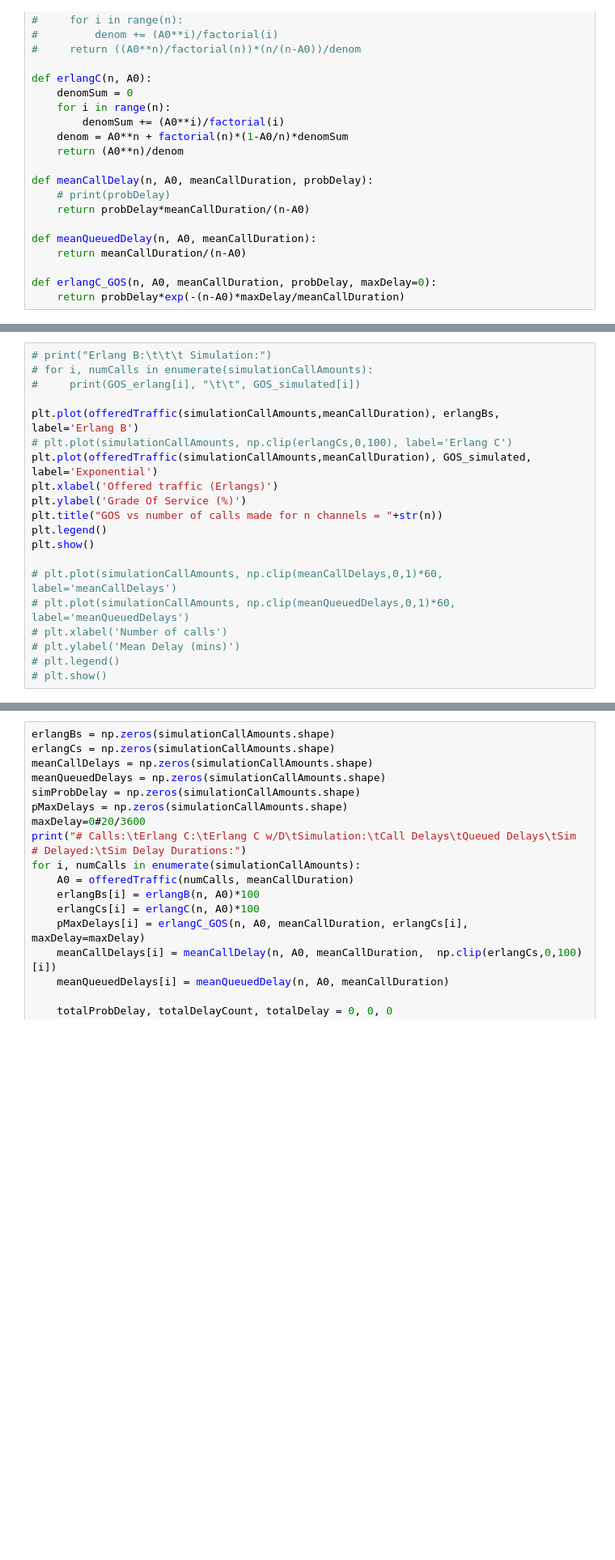
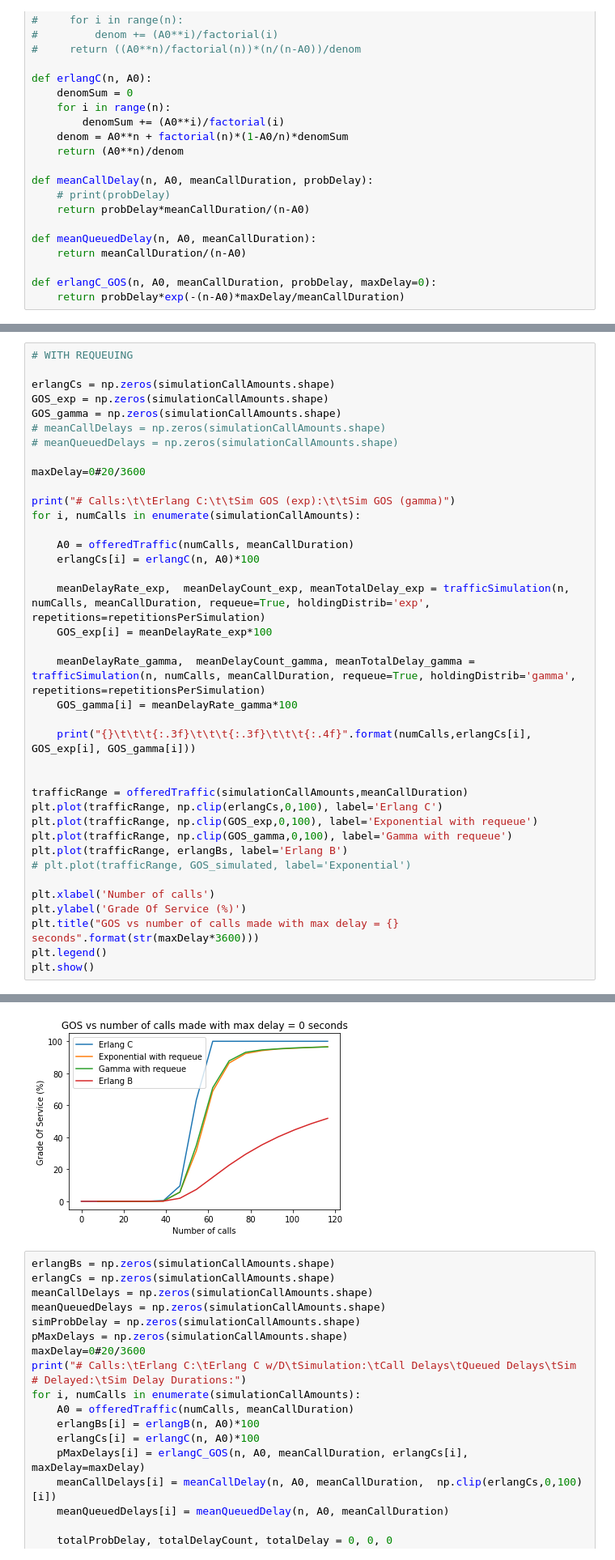
Before and after one commit to Paul-Kielty/Erlang_accuracy_MonteCarlo_simulations, a Jupyter notebook: erlang_b.ipynb, the cells around one changed output, grey strips where cells are left out. Shown at 81% size. Cells and saved outputs as stored; diff of their text form; blank space fills up the shorter version.

```diff
--- a/erlang_b.ipynb
+++ b/erlang_b.ipynb
@@ -136,20 +169,39 @@ for i, numCalls in enumerate(simulationCallAmounts):
-# %%
-# print("Erlang B:\t\t\t Simulation:")
-# for i, numCalls in enumerate(simulationCallAmounts):
-#     print(GOS_erlang[i], "\t\t", GOS_simulated[i])
-
-plt.plot(offeredTraffic(simulationCallAmounts,meanCallDuration), erlangBs, label='Erlang B')
-# plt.plot(simulationCallAmounts, np.clip(erlangCs,0,100), label='Erlang C')
-plt.plot(offeredTraffic(simulationCallAmounts,meanCallDuration), GOS_simulated, label='Exponential')
-plt.xlabel('Offered traffic (Erlangs)')
-plt.ylabel('Grade Of Service (%)')
-plt.title("GOS vs number of calls made for n channels = "+str(n))
-plt.legend()
-plt.show()
-
-# plt.plot(simulationCallAmounts, np.clip(meanCallDelays,0,1)*60, label='meanCallDelays')
-# plt.plot(simulationCallAmounts, np.clip(meanQueuedDelays,0,1)*60, label='meanQueuedDelays')
-# plt.xlabel('Number of calls')
-# plt.ylabel('Mean Delay (mins)')
-# plt.legend()
-# plt.show()
+# %%
+# WITH REQUEUING
+
+erlangCs = np.zeros(simulationCallAmounts.shape)
+GOS_exp = np.zeros(simulationCallAmounts.shape)
+GOS_gamma = np.zeros(simulationCallAmounts.shape)
+# meanCallDelays = np.zeros(simulationCallAmounts.shape)
+# meanQueuedDelays = np.zeros(simulationCallAmounts.shape)
+
+maxDelay=0#20/3600
+
+print("# Calls:\t\tErlang C:\t\tSim GOS (exp):\t\tSim GOS (gamma)")
+for i, numCalls in enumerate(simulationCallAmounts):
+
+    A0 = offeredTraffic(numCalls, meanCallDuration)
+    erlangCs[i] = erlangC(n, A0)*100
+
+    meanDelayRate_exp,  meanDelayCount_exp, meanTotalDelay_exp = trafficSimulation(n, numCalls, meanCallDuration, requeue=True, holdingDistrib='exp', repetitions=repetitionsPerSimulation)
+    GOS_exp[i] = meanDelayRate_exp*100
+
+    meanDelayRate_gamma,  meanDelayCount_gamma, meanTotalDelay_gamma = trafficSimulation(n, numCalls, meanCallDuration, requeue=True, holdingDistrib='gamma', repetitions=repetitionsPerSimulation)
+    GOS_gamma[i] = meanDelayRate_gamma*100
+
+    print("{}\t\t\t{:.3f}\t\t\t{:.3f}\t\t\t{:.4f}".format(numCalls,erlangCs[i], GOS_exp[i], GOS_gamma[i]))
+
+
+trafficRange = offeredTraffic(simulationCallAmounts,meanCallDuration)
+plt.plot(trafficRange, np.clip(erlangCs,0,100), label='Erlang C')
+plt.plot(trafficRange, np.clip(GOS_exp,0,100), label='Exponential with requeue')
+plt.plot(trafficRange, np.clip(GOS_gamma,0,100), label='Gamma with requeue')
+plt.plot(trafficRange, erlangBs, label='Erlang B')
+# plt.plot(trafficRange, GOS_simulated, label='Exponential')
+
+plt.xlabel('Number of calls')
+plt.ylabel('Grade Of Service (%)')
+plt.title("GOS vs number of calls made with max delay = {} seconds".format(str(maxDelay*3600)))
+plt.legend()
+plt.show()
+# %% [output]
@@ -156,3 +225,4 @@ plt.show()
+[figure, added]
 # %%
 erlangBs = np.zeros(simulationCallAmounts.shape)
 erlangCs = np.zeros(simulationCallAmounts.shape)
```
Also changed, not shown: parts of 5 cells of this notebook.
